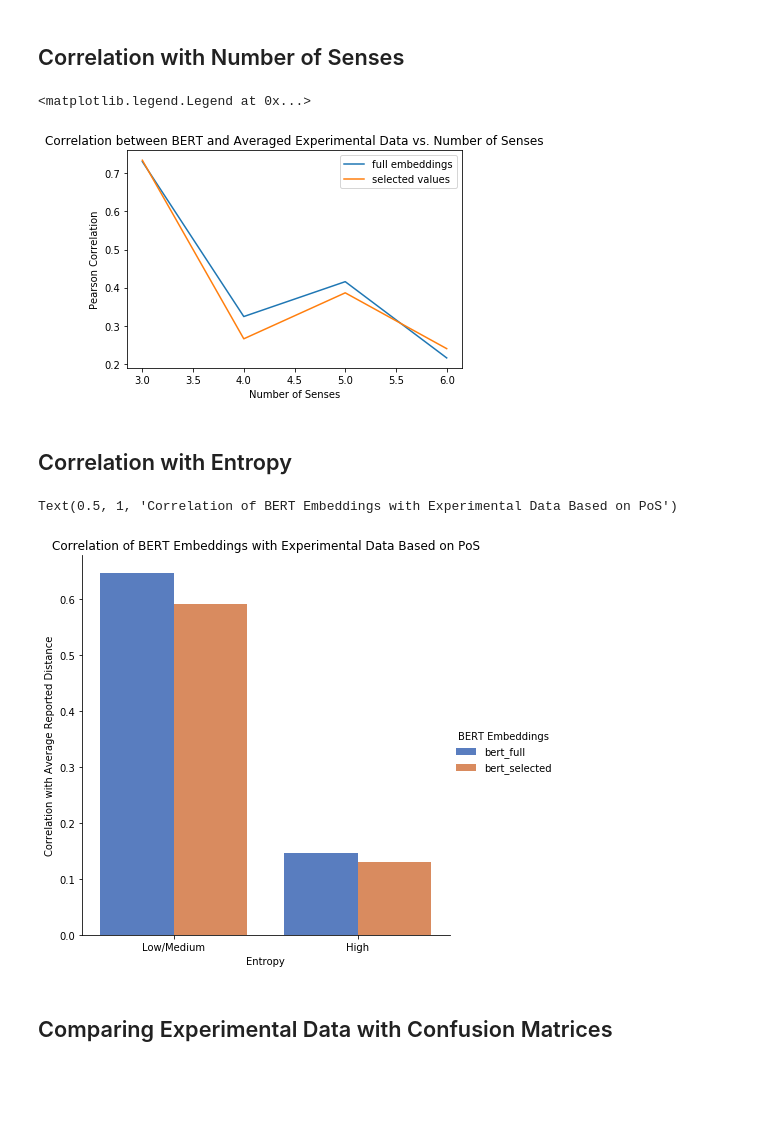
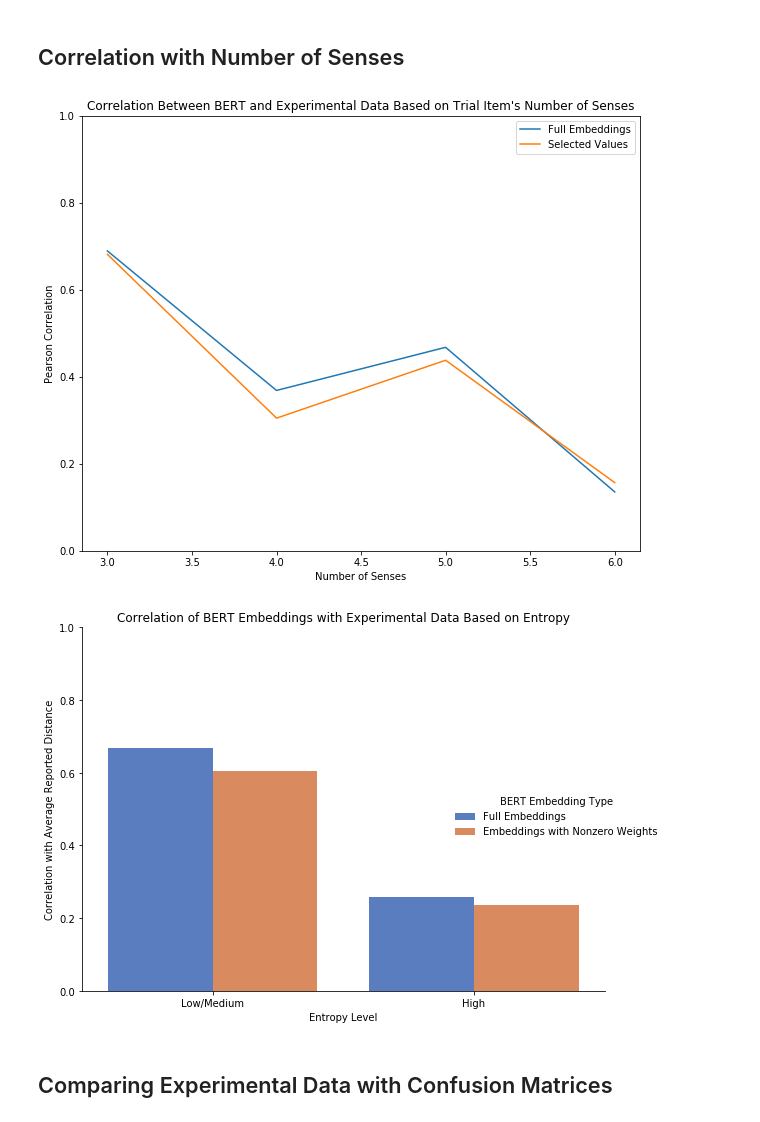
Before and after one commit to sathvikn/bert-wordsense, a Jupyter notebook: codebase/notebooks/comparing-expt-data.ipynb, the cells around one changed output. Saved outputs shown, nothing was run; the diff lists cells and outputs as text; code cells hidden in the pictures; blank space fills up the shorter version.

```diff
--- a/codebase/notebooks/comparing-expt-data.ipynb
+++ b/codebase/notebooks/comparing-expt-data.ipynb
@@ -19,7 +19,7 @@ See the caveats in the documentation: http://pandas.pydata.org/pandas-docs/stabl
   time['changes'] = user_changes['prevChanged'].values
 # %%
 min_time = corrs.drop('userID', axis = 1).apply(np.mean)['timeTaken'] - corrs.drop('userID', axis = 1).apply(np.std)['timeTaken']
-incl_users = corrs[(corrs['timeTaken'] > min_time) & ((corrs['Group Consistency'] > 0.4) & (corrs['Self Consistency'] > 0.2))]['userID']
+incl_users = corrs[(corrs['timeTaken'] > min_time) & ((corrs['Group Consistency'] > 0.4) | (corrs['Self Consistency'] > 0.2))]['userID']
 incl_users = incl_users.tolist()
 # %%
 shared_words = ['foot_n', 'table_n', 'plane_n', 'degree_n', 'right_n', 'model_n']
@@ -90,19 +105,19 @@ Text(0.5, 1, 'Correlation of BERT Embeddings with Experimental Data Based on PoS
 # %% [markdown]
 ## Correlation with Number of Senses
 # %%
+plt.figure(figsize = (10, 8))
 plt.plot(range(3, 7),
-         [containing_query(all_trials, 'num_senses', [i], matrices, bert_key = 'bert_full') for i in range(3, 7)], label = 'full embeddings')
+         [containing_query(all_trials, 'num_senses', [i], matrices, bert_key = 'bert_full') for i in range(3, 7)], label = 'Full Embeddings')
 plt.plot(range(3, 7),
-         [containing_query(all_trials, 'num_senses', [i], matrices, bert_key = 'bert_selected') for i in range(3, 7)], label = 'selected values')
+         [containing_query(all_trials, 'num_senses', [i], matrices, bert_key = 'bert_selected') for i in range(3, 7)], label = 'Selected Values')
 plt.xlabel("Number of Senses")
 plt.ylabel("Pearson Correlation")
-plt.title("Correlation between BERT and Averaged Experimental Data vs. Number of Senses")
+plt.title("Correlation Between BERT and Experimental Data Based on Trial Item's Number of Senses")
 plt.legend()
+plt.ylim(0, 1)
+plt.savefig('../../results/figures/num_senses_corr.png')
 # %% [output]
-<matplotlib.legend.Legend at 0x...>
-[figure, old version]
+[figure, new version]
-# %% [markdown]
-## Correlation with Entropy
 # %%
 semcor_entropy = pd.read_csv('../data/expt_semcor_types.csv')
 semcor_entropy.drop("Unnamed: 0", axis = 1, inplace = True)
@@ -112,21 +127,28 @@ all_entropy = all_trials.merge(semcor_entropy, on = 'lemma')
 # %%
 entropy_results = []
 for e in ['bert_full', 'bert_selected']:
+    if e == 'bert_full':
+        legend_val = "Full Embeddings"
+    else:
+        legend_val = "Embeddings with Nonzero Weights"
+
     for b in [(0, 1.45), (1.45, 2.5)]:
         corr_for_ent = range_query(all_entropy, 'entropy', b[0], b[1], matrices, bert_key = e)
         if b[0] == 0:
             ent_level = 'Low/Medium'
         else:
             ent_level = 'High'
-        entropy_results.append({"Entropy": ent_level, 'BERT Embeddings': e,
+        entropy_results.append({"Entropy Level": ent_level, 'BERT Embedding Type': legend_val,
                                     "Correlation with Average Reported Distance": corr_for_ent})
 entropy_results = pd.DataFrame(entropy_results)
-sns.catplot(x="Entropy", y="Correlation with Average Reported Distance", hue="BERT Embeddings", data=entropy_results,
+sns.catplot(x="Entropy Level", y="Correlation with Average Reported Distance", hue="BERT Embedding Type", data=entropy_results,
                 height=6, kind="bar", palette="muted")
-plt.title("Correlation of BERT Embeddings with Experimental Data Based on PoS")
+plt.title("Correlation of BERT Embeddings with Experimental Data Based on Entropy")
+plt.ylim(0, 1)
+plt.tight_layout()
+plt.savefig('../../results/figures/entropy_corr.png')
 # %% [output]
-Text(0.5, 1, 'Correlation of BERT Embeddings with Experimental Data Based on PoS')
-[figure, old version]
+[figure, new version]
 # %% [markdown]
 ## Comparing Experimental Data with Confusion Matrices
 # %%
```
Also changed, not shown: parts of 2 cells of this notebook.
